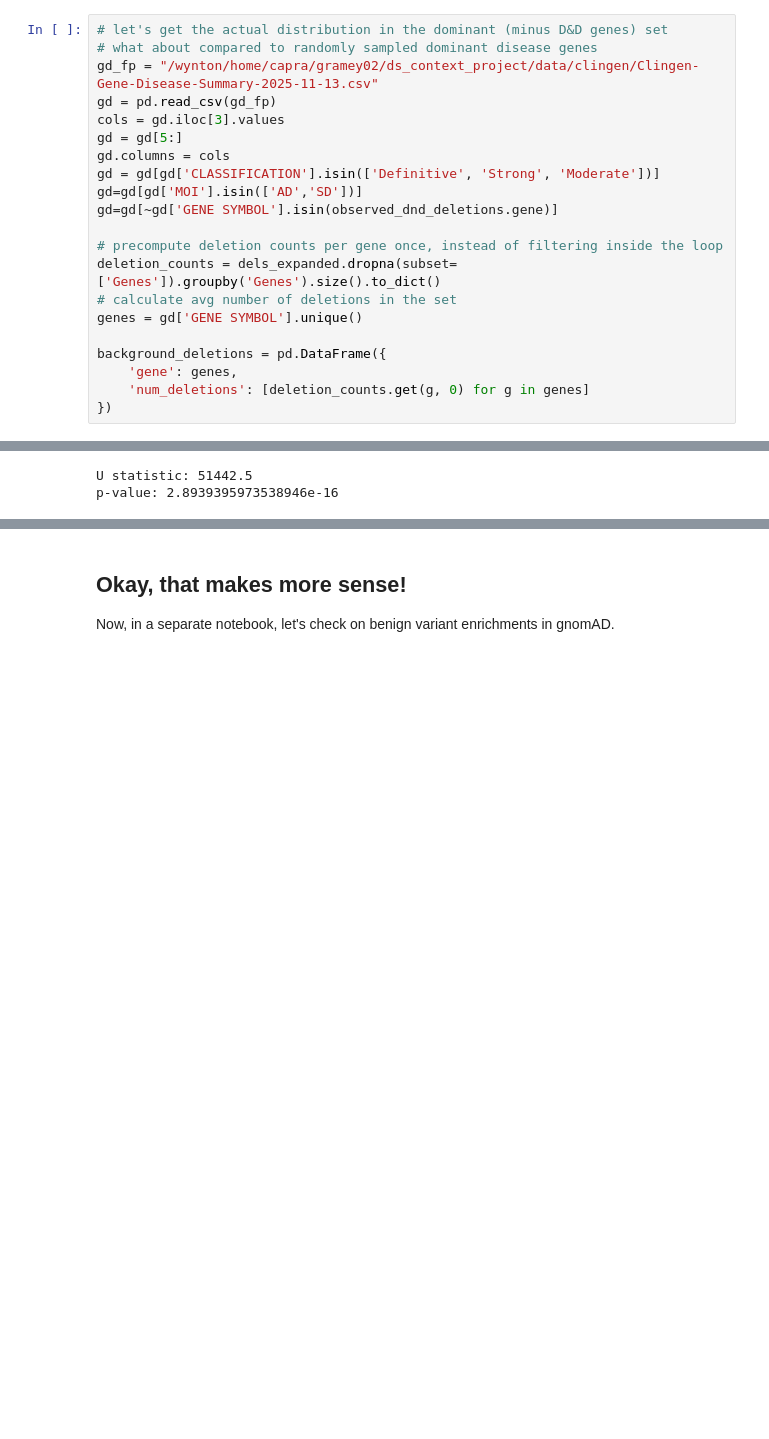
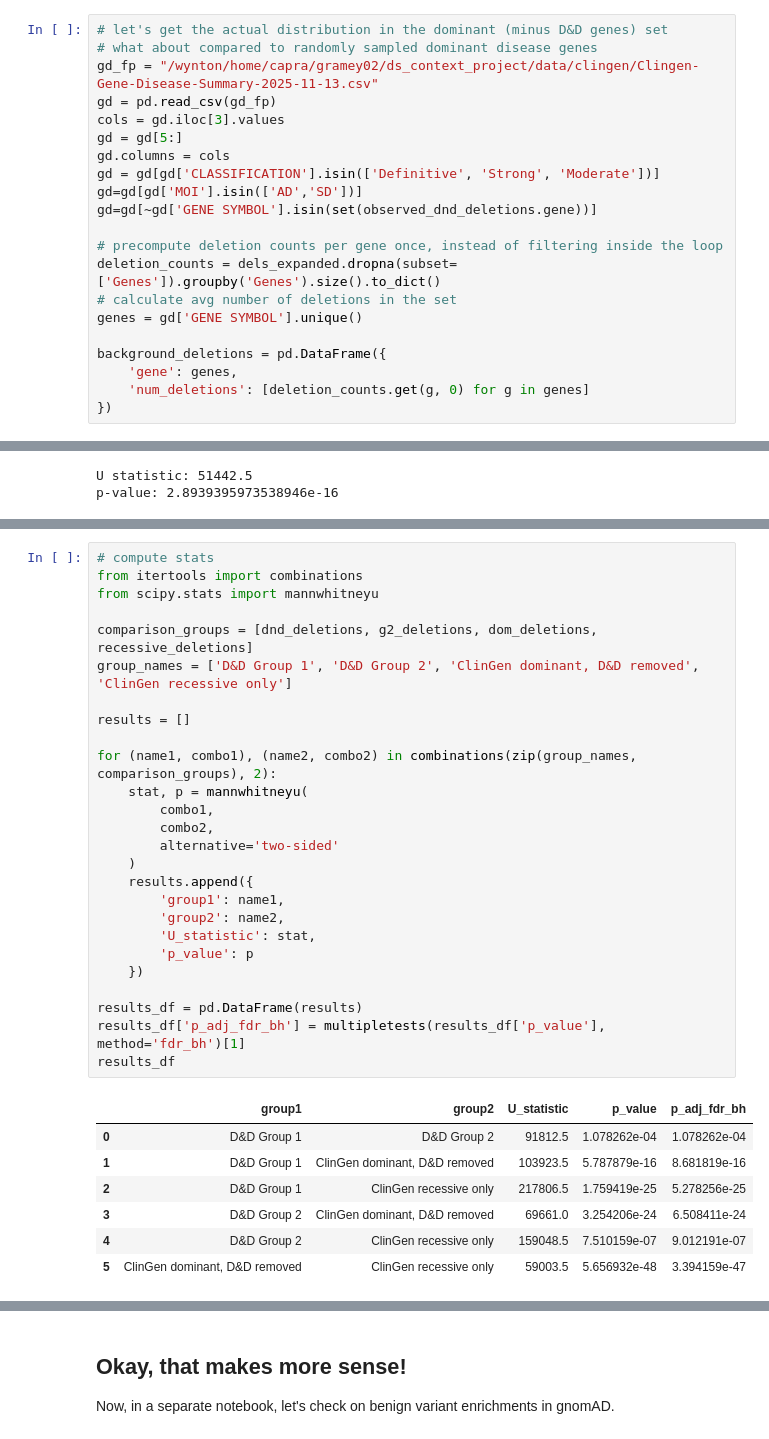
Before and after one commit to gramey02/dnd_project, a Jupyter notebook: revisions/gnomAD_deletion_enrichments.ipynb, the cells around one changed output, grey strips where cells are left out. Cells and saved outputs as stored; diff of their text form; blank space fills up the shorter version.

Commit message:
updated lof and deletion revisions

```diff
--- a/revisions/gnomAD_deletion_enrichments.ipynb
+++ b/revisions/gnomAD_deletion_enrichments.ipynb
@@ -726,7 +717,7 @@ gd = gd[5:]
 gd.columns = cols
 gd = gd[gd['CLASSIFICATION'].isin(['Definitive', 'Strong', 'Moderate'])]
 gd=gd[gd['MOI'].isin(['AD','SD'])]
-gd=gd[~gd['GENE SYMBOL'].isin(observed_dnd_deletions.gene)]
+gd=gd[~gd['GENE SYMBOL'].isin(set(observed_dnd_deletions.gene))]
 
 # precompute deletion counts per gene once, instead of filtering inside the loop
 deletion_counts = dels_expanded.dropna(subset=['Genes']).groupby('Genes').size().to_dict()
@@ -780,0 +862,34 @@ p-value: 2.8939395973538946e-16
+# %%
+# compute stats
+from itertools import combinations
+from scipy.stats import mannwhitneyu
+
+comparison_groups = [dnd_deletions, g2_deletions, dom_deletions, recessive_deletions]
+group_names = ['D&D Group 1', 'D&D Group 2', 'ClinGen dominant, D&D removed', 'ClinGen recessive only']
+
+results = []
+
+for (name1, combo1), (name2, combo2) in combinations(zip(group_names, comparison_groups), 2):
+    stat, p = mannwhitneyu(
+        combo1,
+        combo2,
+        alternative='two-sided'
+    )
+    results.append({
+        'group1': name1,
+        'group2': name2,
+        'U_statistic': stat,
+        'p_value': p
+    })
+
+results_df = pd.DataFrame(results)
+results_df['p_adj_fdr_bh'] = multipletests(results_df['p_value'], method='fdr_bh')[1]
+results_df
+# %% [output]
+|  | group1 | group2 | U_statistic | p_value | p_adj_fdr_bh |
+| 0 | D&D Group 1 | D&D Group 2 | 91812.5 | 1.078262e-04 | 1.078262e-04 |
+| 1 | D&D Group 1 | ClinGen dominant, D&D removed | 103923.5 | 5.787879e-16 | 8.681819e-16 |
+| 2 | D&D Group 1 | ClinGen recessive only | 217806.5 | 1.759419e-25 | 5.278256e-25 |
+| 3 | D&D Group 2 | ClinGen dominant, D&D removed | 69661.0 | 3.254206e-24 | 6.508411e-24 |
+| 4 | D&D Group 2 | ClinGen recessive only | 159048.5 | 7.510159e-07 | 9.012191e-07 |
+| 5 | ClinGen dominant, D&D removed | ClinGen recessive only | 59003.5 | 5.656932e-48 | 3.394159e-47 |
```
Also changed, not shown: parts of 9 cells of this notebook, 1 other file.
